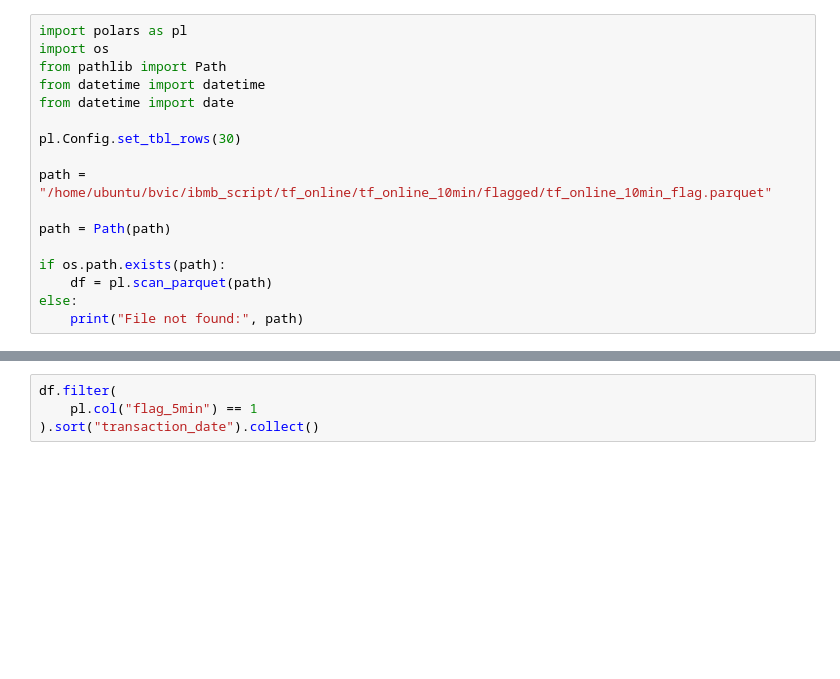
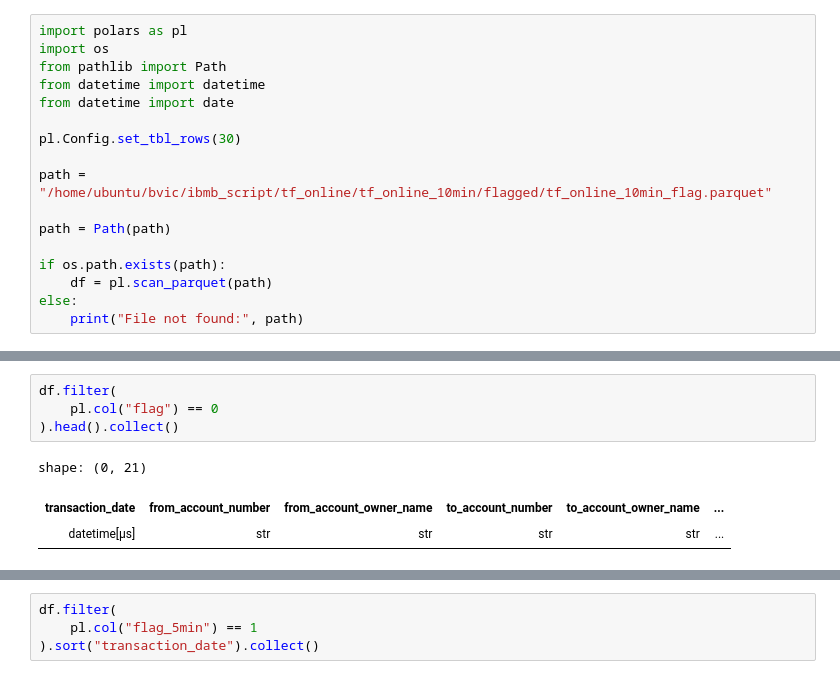
Before and after one commit to daniel-satria/fds_bvic, a Jupyter notebook: ibmb_script/tf_online/tf_online_10min/test_hist.ipynb, the cells around one changed output, grey strips where cells are left out. Drawn from its saved outputs; the diff is of its cells as text; blank space fills up the shorter version.

Commit message:
Rev: column names

```diff
--- a/ibmb_script/tf_online/tf_online_10min/test_hist.ipynb
+++ b/ibmb_script/tf_online/tf_online_10min/test_hist.ipynb
@@ -37,3 +37,11 @@ shape: (30, 20)
 | 2025-11-07 21:51:38 | "0271010214" | "ANTINAR TJOKOWANTORO" | "1087841888" | "ANTINAR TJOKOWANTORO" | ... |
 | 2025-11-07 21:52:23 | "0271010214" | "ANTINAR TJOKOWANTORO" | "1087841888" | "ANTINAR TJOKOWANTORO" | ... |
 | 2025-11-07 21:53:01 | "0271010214" | "ANTINAR TJOKOWANTORO" | "1087841888" | "ANTINAR TJOKOWANTORO" | ... |
+# %%
+df.filter(
+    pl.col("flag") == 0
+).head().collect()
+# %% [output]
+shape: (0, 21)
+| transaction_date | from_account_number | from_account_owner_name | to_account_number | to_account_owner_name | ... |
+| datetime[μs] | str | str | str | str | ... |
```
Also changed, not shown: parts of 2 cells of this notebook, 4 other files.
